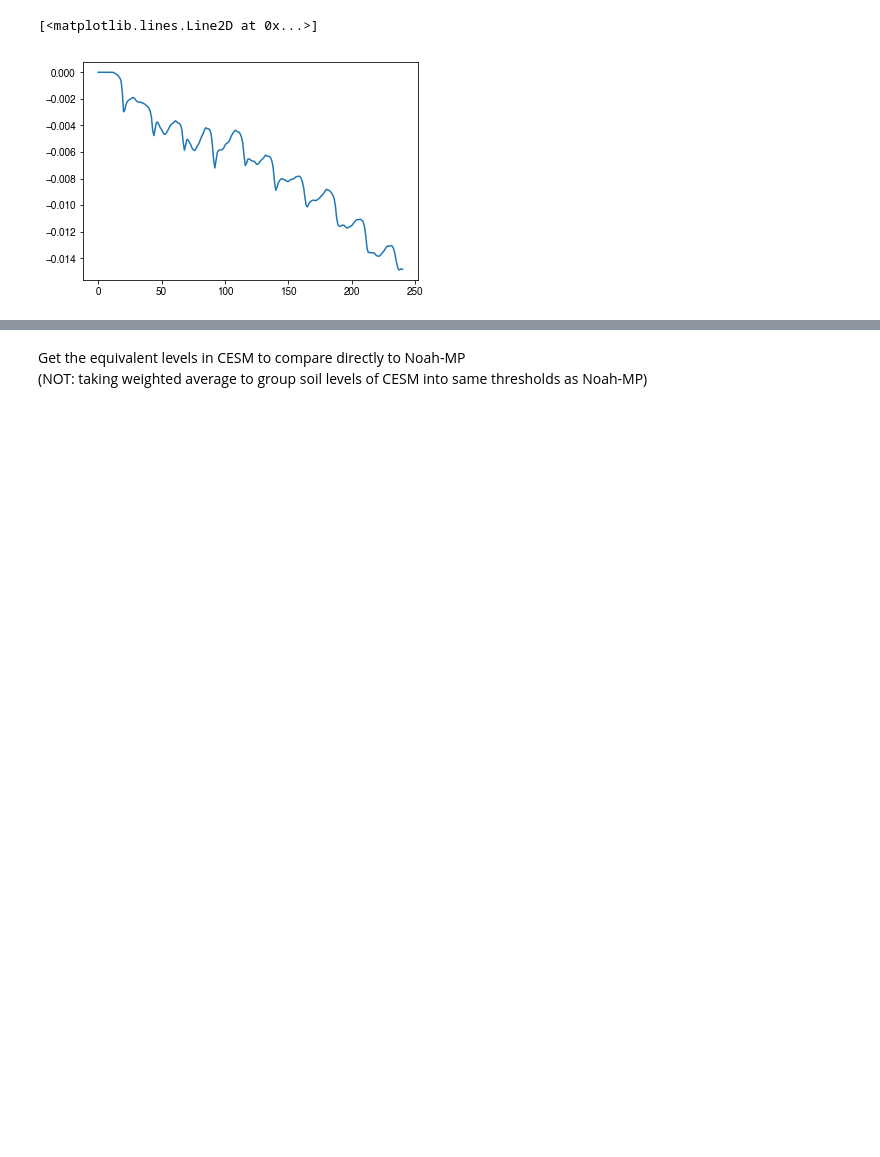
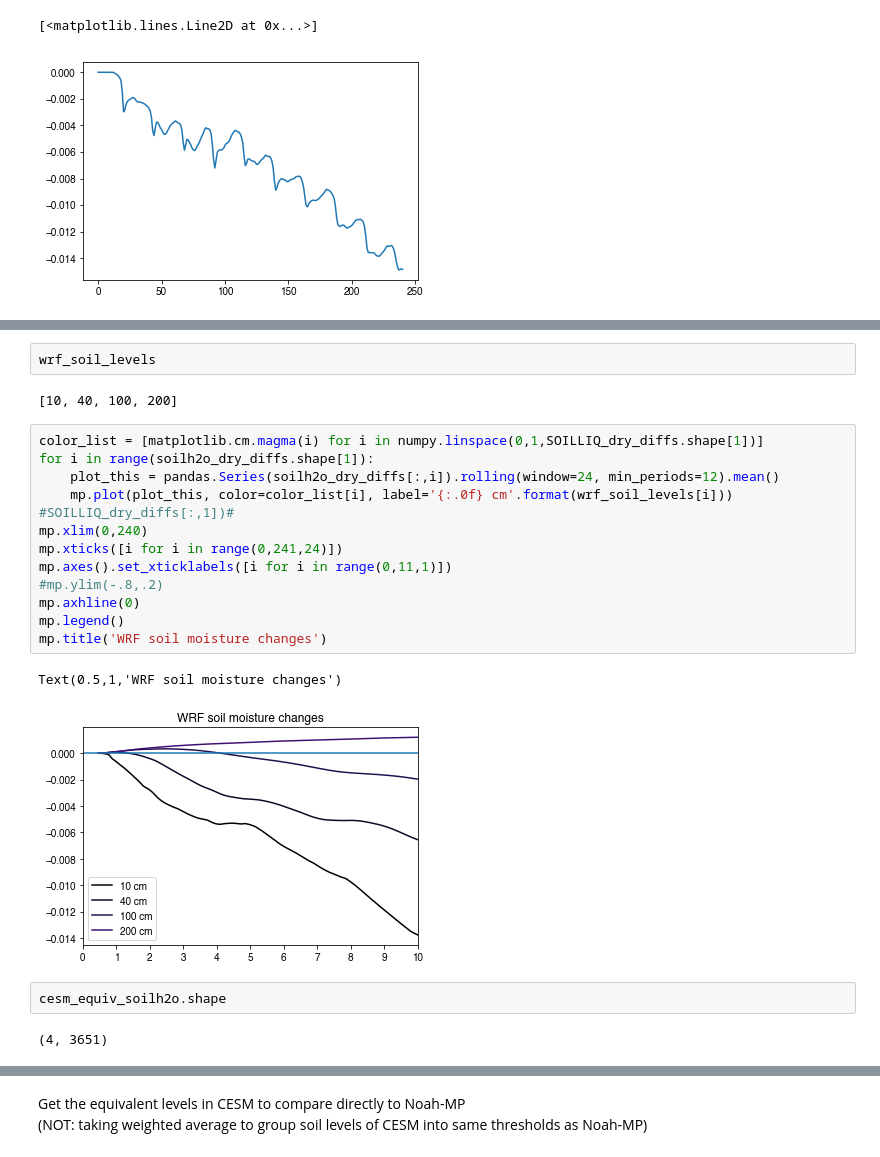
Before and after one commit to bairdlangenbrunner/amazon-phys-response-paper, a Jupyter notebook: scripts/REVISION1_CESM_and_WRF_soil_moisture_runs.ipynb, the cells around one changed output, grey strips where cells are left out. Cells and saved outputs as stored; diff of their text form; blank space fills up the shorter version.

```diff
--- a/scripts/REVISION1_CESM_and_WRF_soil_moisture_runs.ipynb
+++ b/scripts/REVISION1_CESM_and_WRF_soil_moisture_runs.ipynb
@@ -520,0 +607,23 @@ mp.plot(soilh2o_dry_diffs[:,0])
+# %%
+wrf_soil_levels
+# %% [output]
+[10, 40, 100, 200]
+# %%
+color_list = [matplotlib.cm.magma(i) for i in numpy.linspace(0,1,SOILLIQ_dry_diffs.shape[1])]
+for i in range(soilh2o_dry_diffs.shape[1]):
+    plot_this = pandas.Series(soilh2o_dry_diffs[:,i]).rolling(window=24, min_periods=12).mean()
+    mp.plot(plot_this, color=color_list[i], label='{:.0f} cm'.format(wrf_soil_levels[i])) #SOILLIQ_dry_diffs[:,1])#
+mp.xlim(0,240)
+mp.xticks([i for i in range(0,241,24)])
+mp.axes().set_xticklabels([i for i in range(0,11,1)])
+#mp.ylim(-.8,.2)
+mp.axhline(0)
+mp.legend()
+mp.title('WRF soil moisture changes')
+# %% [output]
+Text(0.5,1,'WRF soil moisture changes')
+[figure, added]
+# %%
+cesm_equiv_soilh2o.shape
+# %% [output]
+(4, 3651)
```
Also changed, not shown: parts of 30 cells of this notebook, 27 other files.
